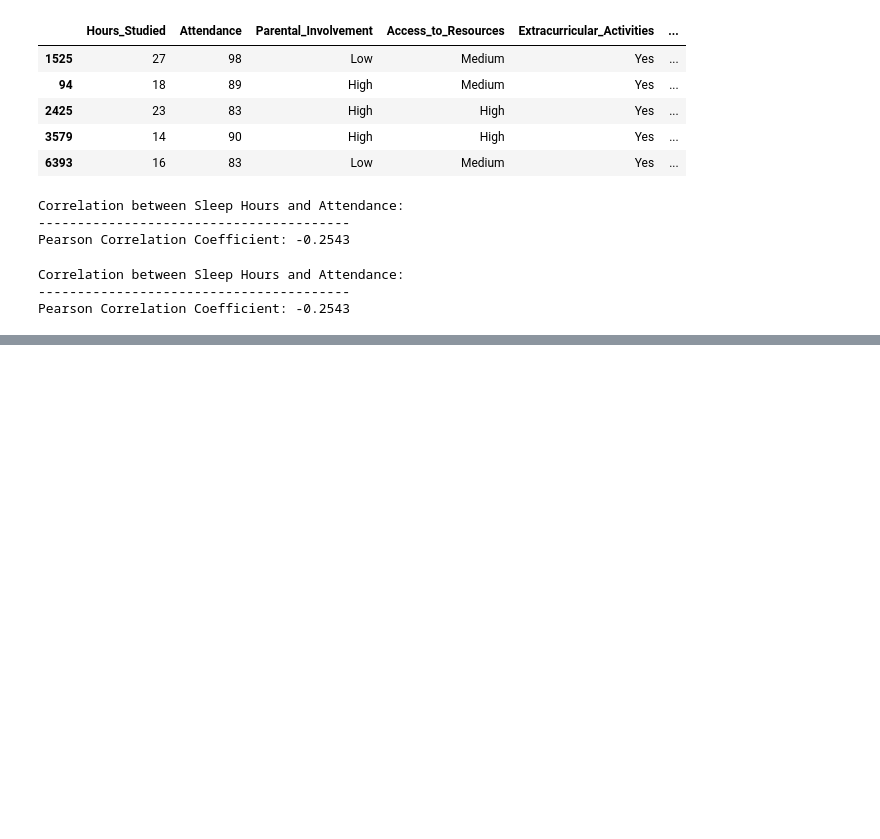
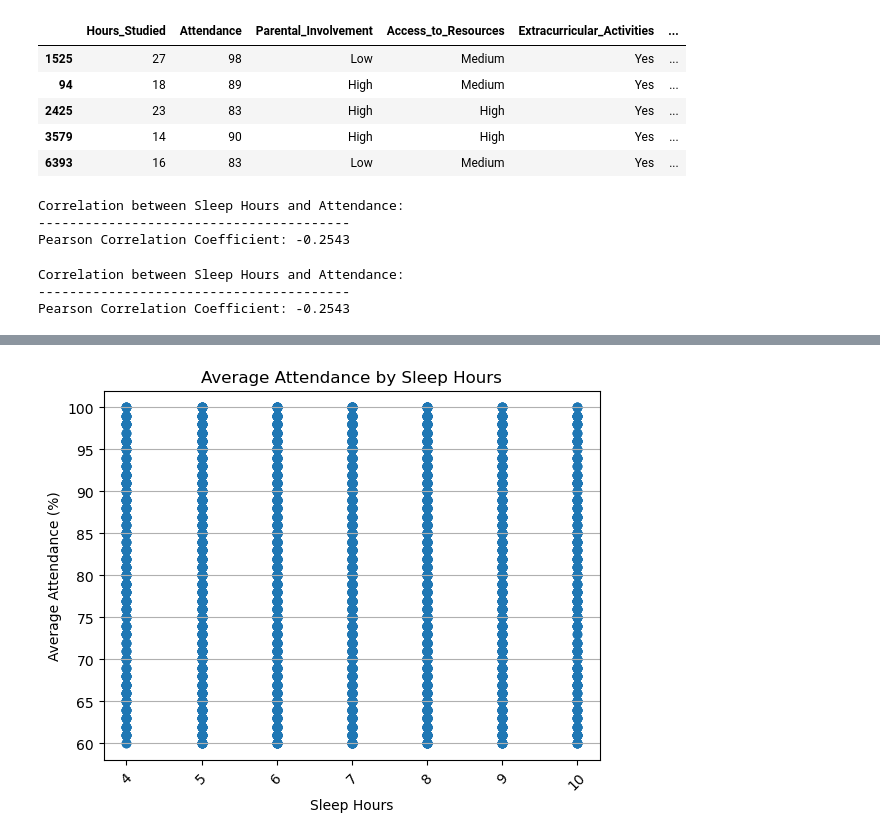
Before and after one commit to mgreiss/Project-1---SMU, a Jupyter notebook: dataExploration.ipynb, the cells around one changed output, grey strips where cells are left out. Cells and saved outputs as stored; diff of their text form; code cells hidden in the pictures; blank space fills up the shorter version.

```diff
--- a/dataExploration.ipynb
+++ b/dataExploration.ipynb
@@ -67,0 +72,11 @@ Pearson Correlation Coefficient: -0.2543
+# %%
+sleephours_attendance=student_df[["Sleep_Hours","Attendance"]]
+plt.scatter(sleephours_attendance["Sleep_Hours"],sleephours_attendance["Attendance"])
+plt.title('Average Attendance by Sleep Hours')
+plt.xlabel('Sleep Hours')
+plt.ylabel('Average Attendance (%)')
+plt.xticks(rotation=45)
+plt.grid(axis='y')
+plt.show()
+# %% [output]
+[figure, added]
```
Also changed, not shown: parts of 17 cells of this notebook, 7 other files.
